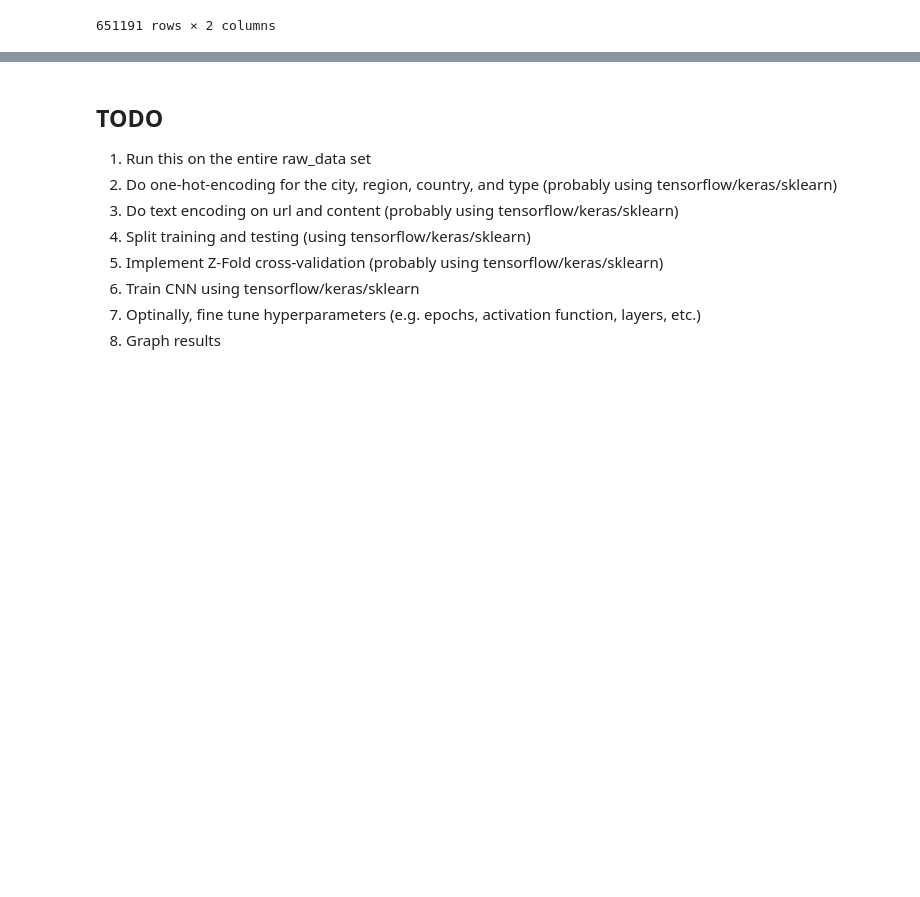
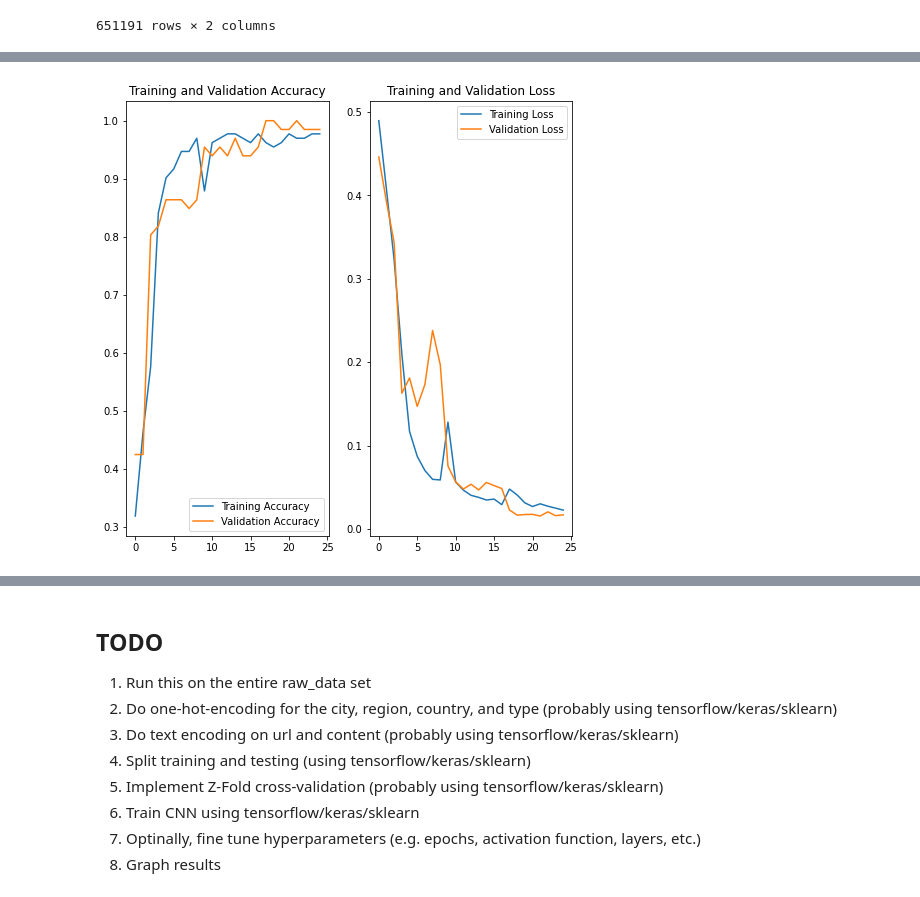
Before and after one commit to BenjaminAlpert/ml-malicious-website-detection, a Jupyter notebook: project.ipynb, the cells around one changed output, grey strips where cells are left out. Cells and saved outputs as stored; diff of their text form; code cells hidden in the pictures; blank space fills up the shorter version.

```diff
--- a/project.ipynb
+++ b/project.ipynb
@@ -276,8 +192,10 @@ def download_data(num_queries=MAX_QUERIES, timeout=TIMEOUT):
 
         except socket.error:
             pass
+        except UnicodeError:
+            pass
 # %%
-def start():
+def get_data():
     global raw_data, location_database
     try:
         with open("./location_data.json", 'r') as file:
@@ -310,8 +228,10 @@ def start():
     data = data[data["status_code"] == 200]
     data = data.drop("status_code", axis=1)
     data = data.reset_index(drop=True)
+    data["redirects"] = data["redirects"].astype(str)
     return data
 # %%
-data = start()
+for i in range(5):
+    data = get_data()
 data
 # %% [output]
@@ -341,5 +288,5 @@ Downloading 20 more rows ([900:920])
 # %%
-feature_names = ["words", "aux", "city", "region", "country"]
+feature_names = ["words", "aux", "city", "region", "country", "redirects"]
 X = [data[feature_name] for feature_name in feature_names]
 
 sl = tf.keras.layers.StringLookup(output_mode='one_hot')
@@ -348,6 +295,4 @@ sl.adapt(data["type"])
 y = sl(list(data["type"]))
 
 X_train, X_test, y_train, y_test = train_test_split(data[feature_names], y, test_size=0.33)
-
-X_test, X_validation, y_test, y_validation = train_test_split(X_test, y_test, test_size=0.33)
 # %% [output]
@@ -449,3 +417,33 @@ Epoch 25/25
+# %%
+acc = []
+val_acc = []
+loss = []
+val_loss = []
+for history in histories:
+    acc = acc + history.history['accuracy']
+    val_acc = val_acc + history.history['val_accuracy']
+
+    loss = loss + history.history['loss']
+    val_loss = val_loss + history.history['val_loss']
+
+
+epochs_range = range(len(acc))
+
+pyplot.figure(figsize=(8, 8))
+pyplot.subplot(1, 2, 1)
+pyplot.plot(epochs_range, acc, label='Training Accuracy')
+pyplot.plot(epochs_range, val_acc, label='Validation Accuracy')
+pyplot.legend(loc='lower right')
+pyplot.title('Training and Validation Accuracy')
+
+pyplot.subplot(1, 2, 2)
+pyplot.plot(epochs_range, loss, label='Training Loss')
+pyplot.plot(epochs_range, val_loss, label='Validation Loss')
+pyplot.legend(loc='upper right')
+pyplot.title('Training and Validation Loss')
+pyplot.show()
+# %% [output]
+[figure, added]
 # %%
 def to_type(one_hot_encoding):
     return sl.get_vocabulary()[np.argmax(tf.nn.softmax(one_hot_encoding))]
```
Also changed, not shown: parts of 11 cells of this notebook, 1 other file.
